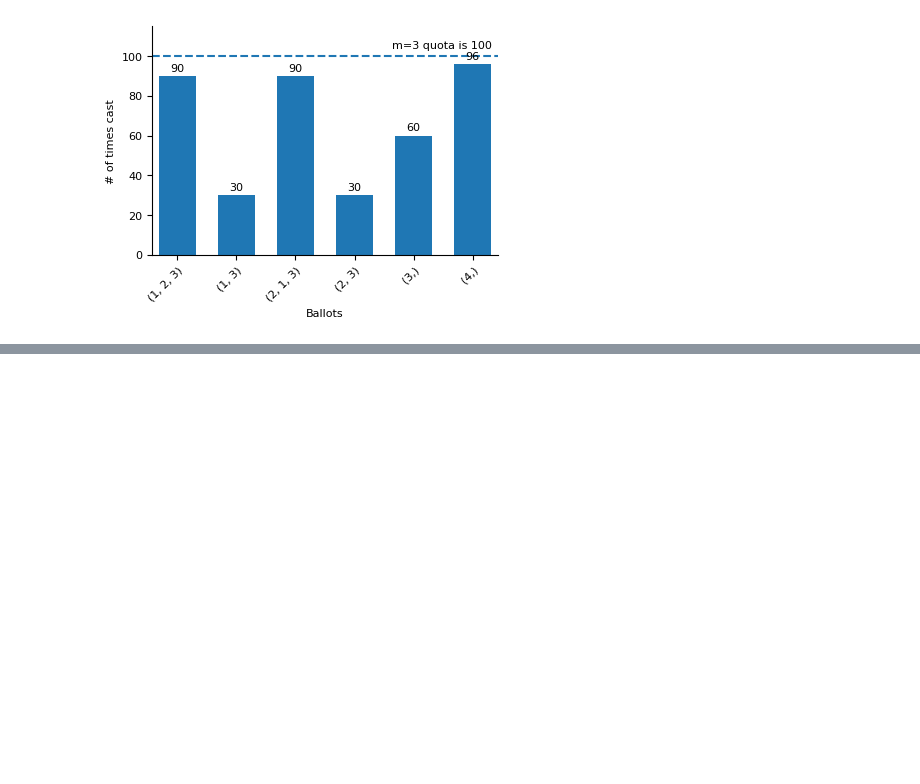
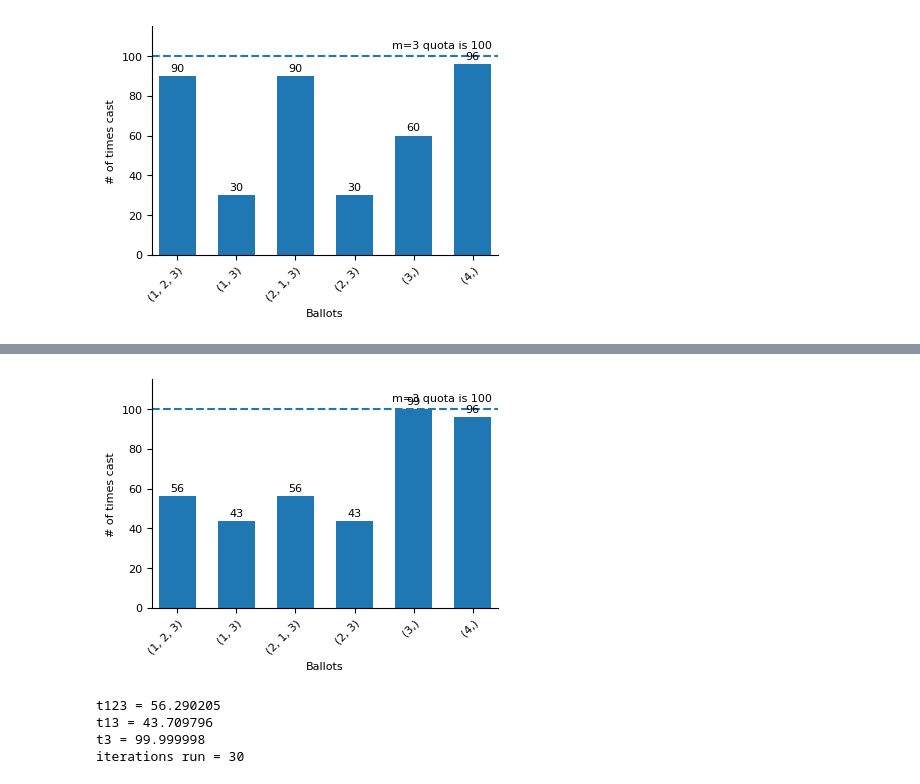
Before and after one commit to EdouardHeitzmann/meek, a Jupyter notebook: keep_recursion.ipynb, the cells around one changed output, grey strips where cells are left out. Saved outputs shown, nothing was run; the diff lists cells and outputs as text; code cells hidden in the pictures; blank space fills up the shorter version.

Commit message:
first six iterations 6

```diff
--- a/keep_recursion.ipynb
+++ b/keep_recursion.ipynb
@@ -212 +319,49 @@ plot_iterand1(
+# %%
+EPSILON = 1e-6
+MAX_ITERATIONS = 1000
+iterations_run = 0
+
+while (t123 + t13) - 100 >= EPSILON:
+    (
+        t123, t13, t12, t1,
+        t213, t23, t21, t2,
+        t3, t4, q,
+    ) = single_iteration(
+        t123, t13, t12, t1,
+        t213, t23, t21, t2,
+        t3, t4, q,
+    )
+
+    t123_rec.append(t123)
+    t13_rec.append(t13)
+    t12_rec.append(t12)
+    t1_rec.append(t1)
+    t213_rec.append(t213)
+    t23_rec.append(t23)
+    t21_rec.append(t21)
+    t2_rec.append(t2)
+    t3_rec.append(t3)
+    t4_rec.append(t4)
+    q_rec.append(q)
+
+    iterations_run += 1
+    if iterations_run >= MAX_ITERATIONS:
+        raise RuntimeError("Reached maximum iterations without convergence.")
+
+plot_iterand1(
+    t123, t13, t12, t1,
+    t213, t23, t21, t2,
+    t3, t4, q,
+)
+
+print(f"t123 = {t123:.6f}")
+print(f"t13 = {t13:.6f}")
+print(f"t3 = {t3:.6f}")
+print(f"iterations run = {iterations_run}")
+# %% [output]
+[figure, added]
+t123 = 56.290205
+t13 = 43.709796
+t3 = 99.999998
+iterations run = 30
 # %%
```
Also changed, not shown: parts of 8 cells of this notebook.
